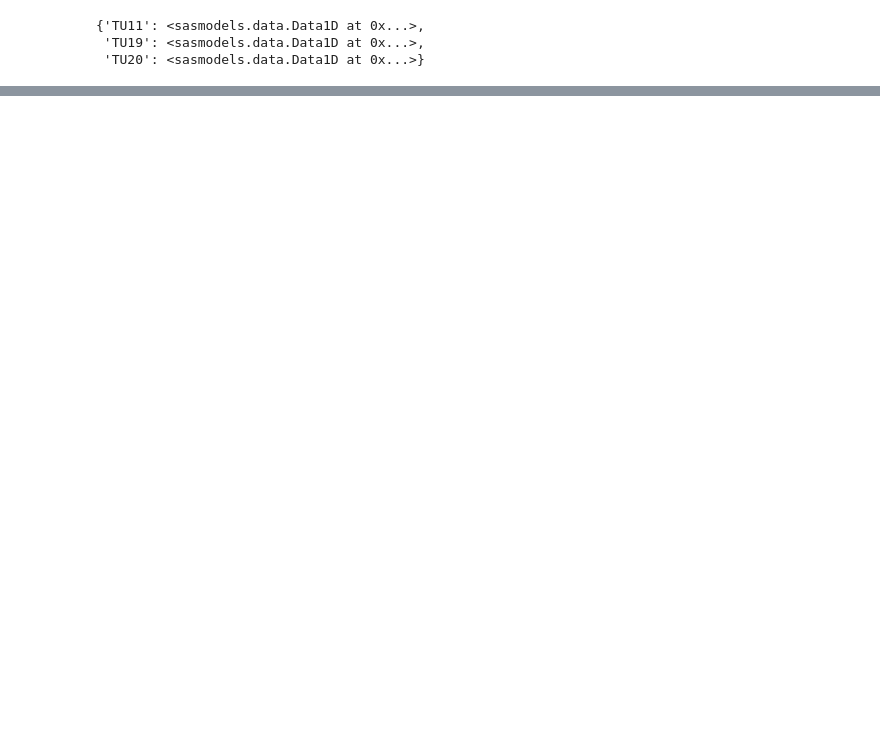
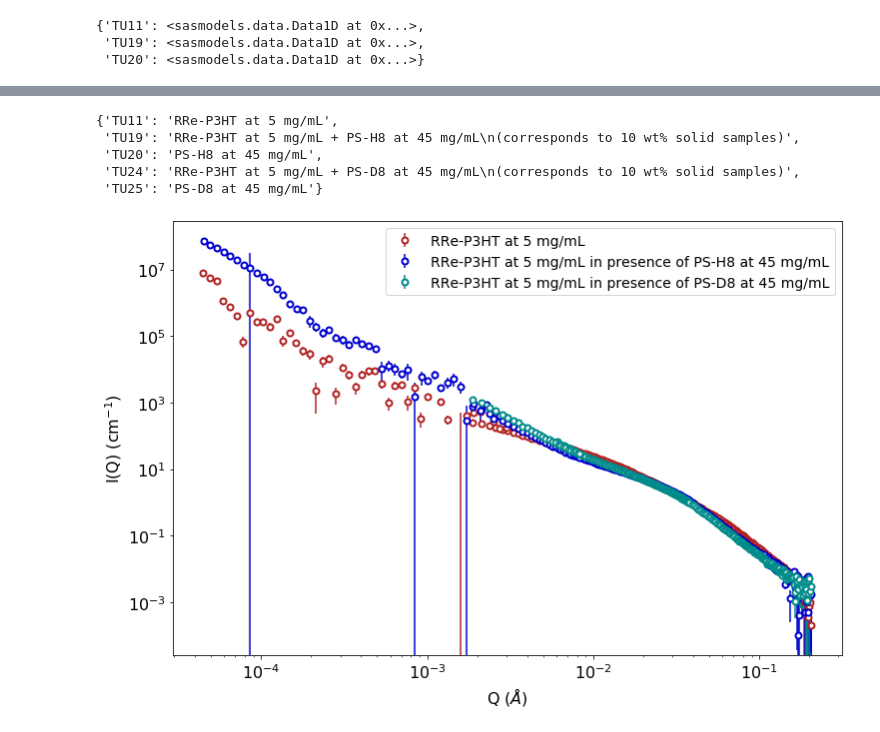
Before and after one commit to pozzo-research-group/c-wolf-blends-morphology, a Jupyter notebook: sans/Liquid_Samples/Fitting_RReP3HT_PS_Toluene.ipynb, the cells around one changed output, grey strips where cells are left out. Saved outputs shown, nothing was run; the diff lists cells and outputs as text; code cells hidden in the pictures; blank space fills up the shorter version.

Commit message:
finalized solution data fits

```diff
--- a/sans/Liquid_Samples/Fitting_RReP3HT_PS_Toluene.ipynb
+++ b/sans/Liquid_Samples/Fitting_RReP3HT_PS_Toluene.ipynb
@@ -1003,0 +96,49 @@ plt.show()
+# %%
+for key, data in sans_data.items():
+    back = np.average(data.y[np.where(data.x>=0.2)])
+    data.y = data.y - back
+    if key in usans_data.keys():
+        usans_data[key].y = usans_data[key].y - back
+# %%
+names
+# %% [output]
+{'TU11': 'RRe-P3HT at 5 mg/mL',
+ 'TU19': 'RRe-P3HT at 5 mg/mL + PS-H8 at 45 mg/mL\n(corresponds to 10 wt% solid samples)',
+ 'TU20': 'PS-H8 at 45 mg/mL',
+ 'TU24': 'RRe-P3HT at 5 mg/mL + PS-D8 at 45 mg/mL\n(corresponds to 10 wt% solid samples)',
+ 'TU25': 'PS-D8 at 45 mg/mL'}
+# %%
+p3ht_h8 = usans_data['TU19']
+h8 = usans_data['TU20']
+sub_h8 = sasmodels.data.Data1D(x = p3ht_h8.x, y=p3ht_h8.y-h8.y, dy = h8.dy)
+usans_data['sub_h8'] = sub_h8
+# %%
+p3ht_h8 = sans_data['TU24']
+h8 = sans_data['TU25']
+sub_h8 = sasmodels.data.Data1D(x = p3ht_h8.x, y=p3ht_h8.y-h8.y, dy = h8.dy)
+sans_data['sub_d8'] = sub_h8
+# %%
+names['sub_h8'] = 'RRe-P3HT at 5 mg/mL in presence of PS-H8 at 45 mg/mL'
+names['sub_d8'] = 'RRe-P3HT at 5 mg/mL in presence of PS-D8 at 45 mg/mL'
+# %%
+plt.figure(figsize=(12,8))
+keys = ['TU11','sub_h8','sub_d8']
+for key,color in zip(keys,colors):
+    sans_load = sans_data[key]
+    plt.errorbar(sans_load.x,sans_load.y,yerr=sans_load.dy,fmt='o',color=colors[key],label=names[key],mfc='white',mew=2)
+    if key in usans_data.keys():
+        usans = usans_data[key]
+        plt.errorbar(usans.x,usans.y,yerr=usans.dy,fmt='o',color=colors[key],mfc='white',mew=2)
+
+plt.legend(fontsize=14)
+plt.xscale('log')
+plt.yscale('log')
+
+plt.xlabel(r'Q $(\AA)$',fontsize=16)
+plt.ylabel(r'I(Q) (cm$^{-1}$)',fontsize=16)
+plt.xticks(fontsize=16)
+plt.yticks(fontsize=16)
+
+plt.show()
+# %% [output]
+[figure, added]
```
Also changed, not shown: parts of 34 cells of this notebook.
